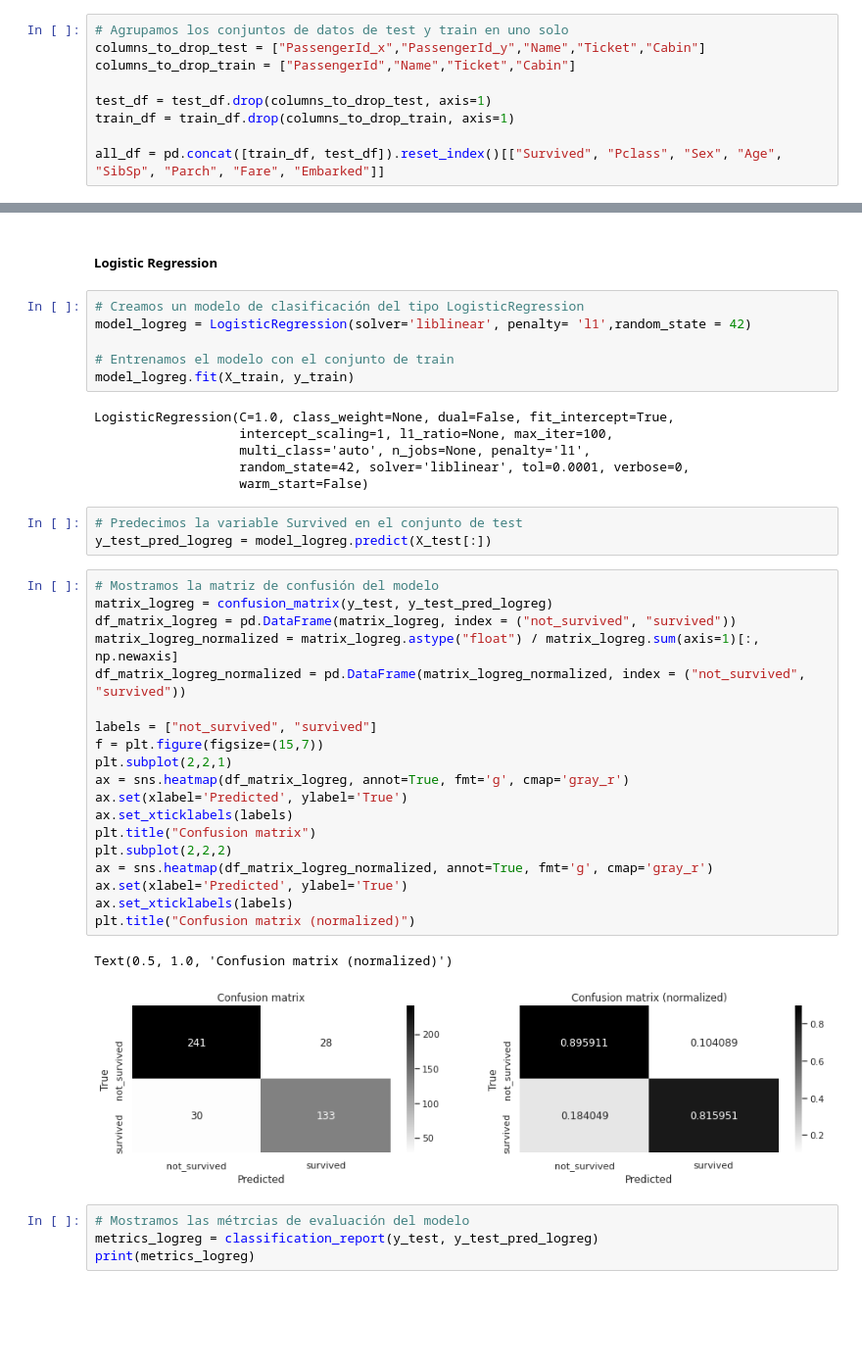
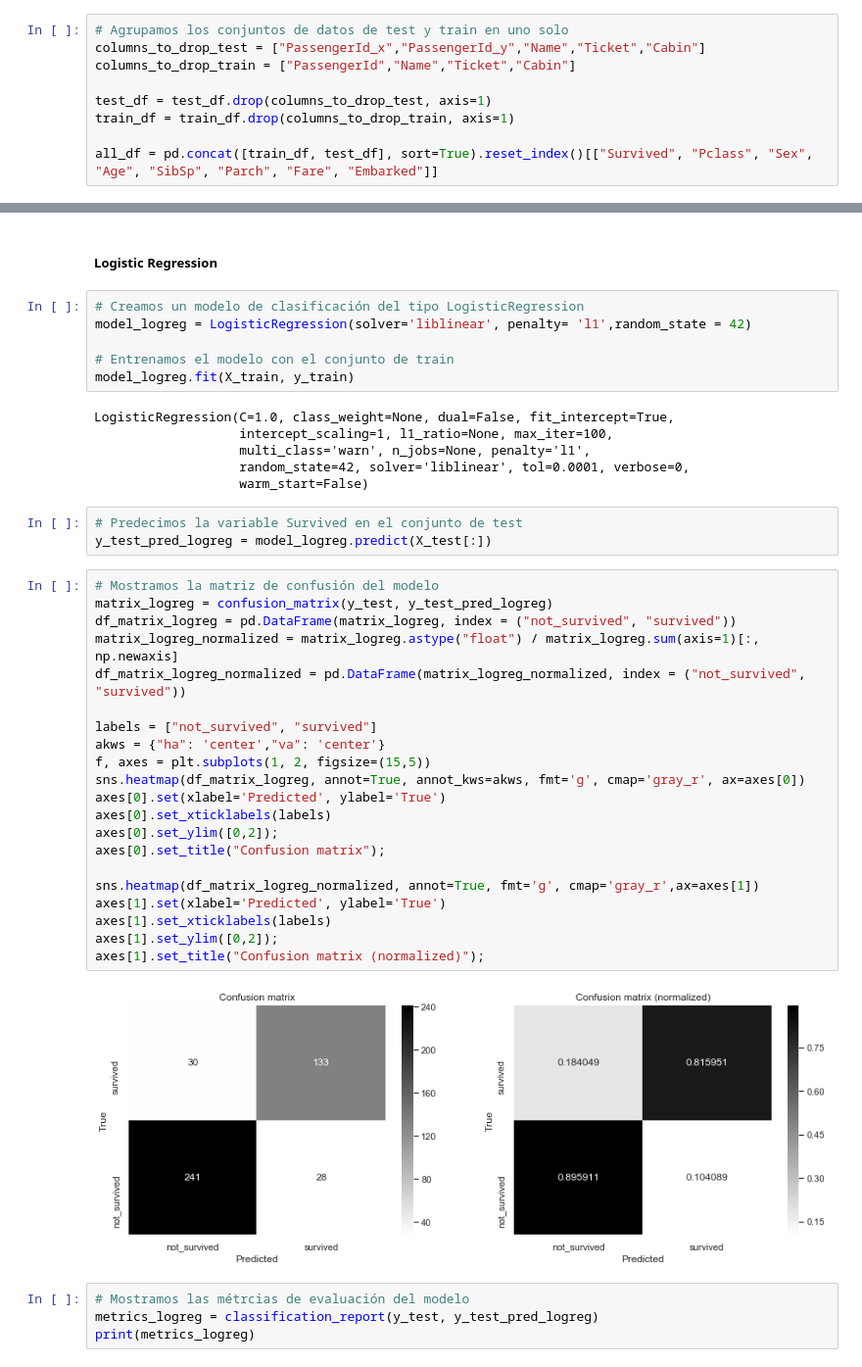
Before and after one commit to DaniCorretja/data-cleansing-and-analisis, a Jupyter notebook: src/Tipologia_PRAC2.ipynb, the cells around one changed output, grey strips where cells are left out. Shown at 98% size. Drawn from its saved outputs; the diff is of its cells as text; blank space fills up the shorter version.

Commit message:
Add files via upload
Cambios para las labels de heatmap

```diff
--- a/src/Tipologia_PRAC2.ipynb
+++ b/src/Tipologia_PRAC2.ipynb
@@ -77,7 +77,7 @@ columns_to_drop_train = ["PassengerId","Name","Ticket","Cabin"]
 test_df = test_df.drop(columns_to_drop_test, axis=1)
 train_df = train_df.drop(columns_to_drop_train, axis=1)
 
-all_df = pd.concat([train_df, test_df]).reset_index()[["Survived", "Pclass", "Sex", "Age", "SibSp", "Parch", "Fare", "Embarked"]]
+all_df = pd.concat([train_df, test_df], sort=True).reset_index()[["Survived", "Pclass", "Sex", "Age", "SibSp", "Parch", "Fare", "Embarked"]]
 # %%
 # Mostramos una descripción de los datos cuantitativos
 all_df.describe()
@@ -458,7 +458,7 @@ model_logreg.fit(X_train, y_train)
 # %% [output]
 LogisticRegression(C=1.0, class_weight=None, dual=False, fit_intercept=True,
                    intercept_scaling=1, l1_ratio=None, max_iter=100,
-                   multi_class='auto', n_jobs=None, penalty='l1',
+                   multi_class='warn', n_jobs=None, penalty='l1',
                    random_state=42, solver='liblinear', tol=0.0001, verbose=0,
                    warm_start=False)
 # %%
@@ -467,25 +467,26 @@ y_test_pred_logreg = model_logreg.predict(X_test[:])
 # %%
 # Mostramos la matriz de confusión del modelo
 matrix_logreg = confusion_matrix(y_test, y_test_pred_logreg)
 df_matrix_logreg = pd.DataFrame(matrix_logreg, index = ("not_survived", "survived"))
 matrix_logreg_normalized = matrix_logreg.astype("float") / matrix_logreg.sum(axis=1)[:, np.newaxis]
 df_matrix_logreg_normalized = pd.DataFrame(matrix_logreg_normalized, index = ("not_survived", "survived"))
 
 labels = ["not_survived", "survived"]
-f = plt.figure(figsize=(15,7))
-plt.subplot(2,2,1)
-ax = sns.heatmap(df_matrix_logreg, annot=True, fmt='g', cmap='gray_r')
-ax.set(xlabel='Predicted', ylabel='True')
-ax.set_xticklabels(labels)
-plt.title("Confusion matrix")
-plt.subplot(2,2,2)
-ax = sns.heatmap(df_matrix_logreg_normalized, annot=True, fmt='g', cmap='gray_r')
-ax.set(xlabel='Predicted', ylabel='True')
-ax.set_xticklabels(labels)
-plt.title("Confusion matrix (normalized)")
+akws = {"ha": 'center',"va": 'center'}
+f, axes = plt.subplots(1, 2, figsize=(15,5))
+sns.heatmap(df_matrix_logreg, annot=True, annot_kws=akws, fmt='g', cmap='gray_r', ax=axes[0])
+axes[0].set(xlabel='Predicted', ylabel='True')
+axes[0].set_xticklabels(labels)
+axes[0].set_ylim([0,2]);
+axes[0].set_title("Confusion matrix");
+
+sns.heatmap(df_matrix_logreg_normalized, annot=True, fmt='g', cmap='gray_r',ax=axes[1])
+axes[1].set(xlabel='Predicted', ylabel='True')
+axes[1].set_xticklabels(labels)
+axes[1].set_ylim([0,2]);
+axes[1].set_title("Confusion matrix (normalized)");
 # %% [output]
-Text(0.5, 1.0, 'Confusion matrix (normalized)')
-[figure, old version]
+[figure, new version]
 # %%
 # Mostramos las métrcias de evaluación del modelo
 metrics_logreg = classification_report(y_test, y_test_pred_logreg)
```
Also changed, not shown: parts of 16 cells of this notebook.
